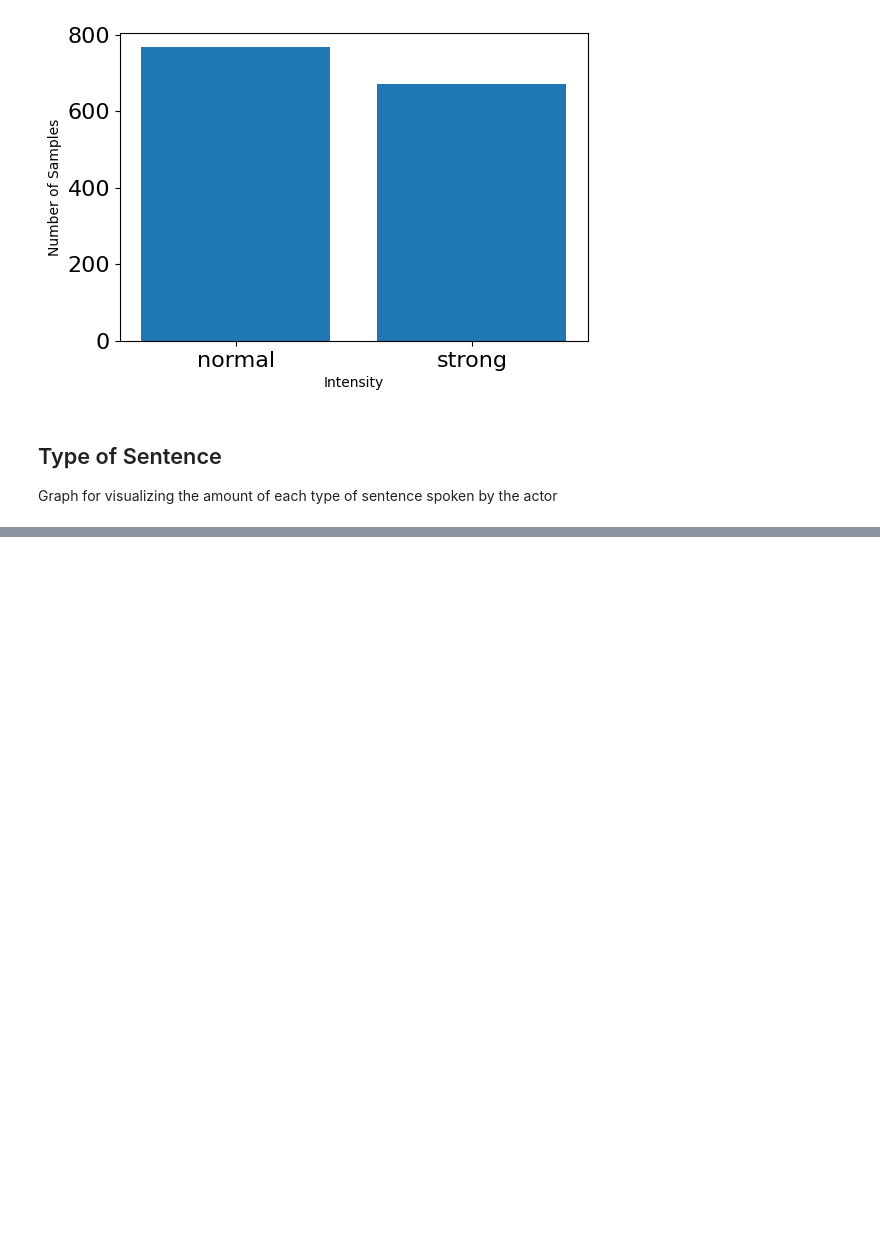
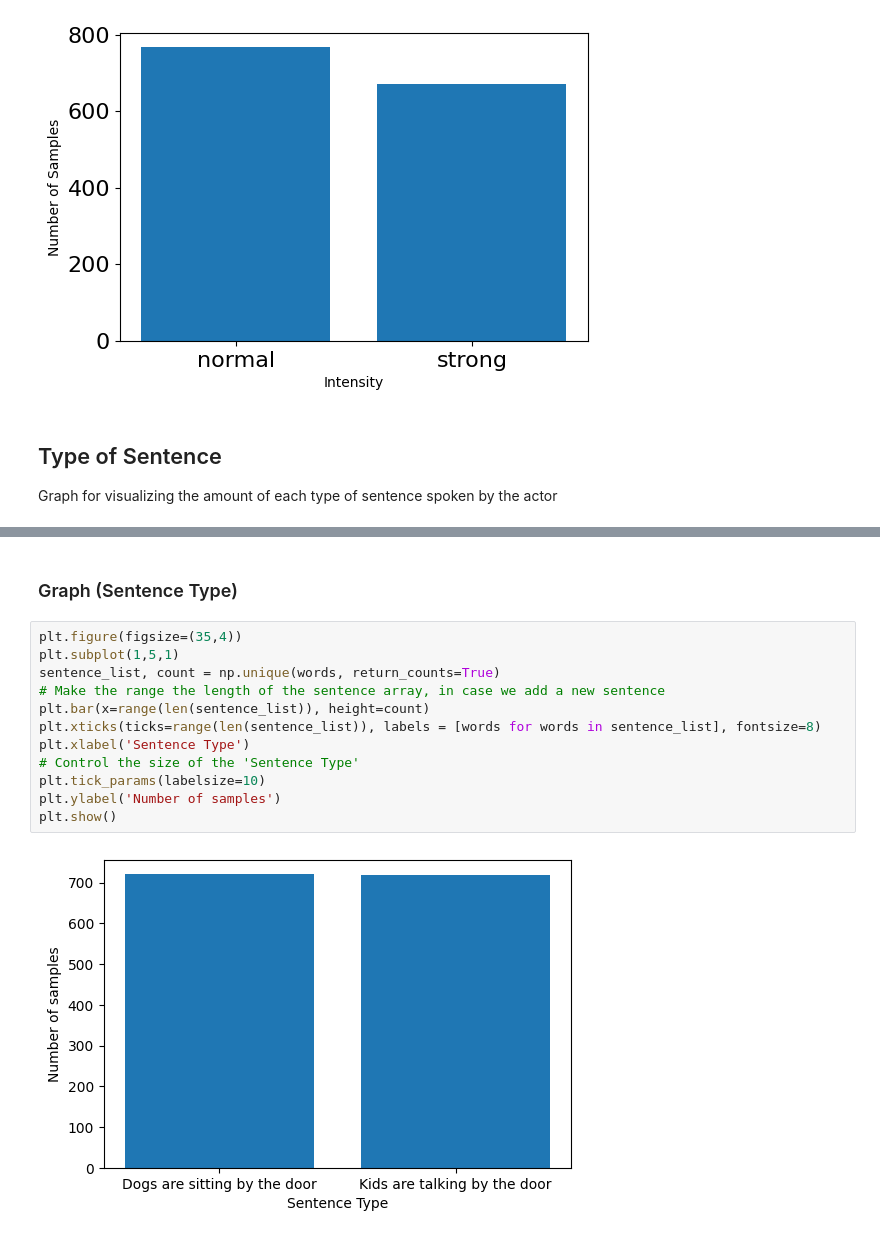
Before and after one commit to cda79/Week2-DataPreprocessing, a Jupyter notebook: Week 2.ipynb, the cells around one changed output, grey strips where cells are left out. Saved outputs shown, nothing was run; the diff lists cells and outputs as text; blank space fills up the shorter version.

Commit message:
Graph for sentence type/statement

```diff
--- a/Week 2.ipynb
+++ b/Week 2.ipynb
@@ -674,0 +716,16 @@ Graph for visualizing the amount of each type of sentence spoken by the actor
+# %% [markdown]
+### Graph (Sentence Type)
+# %%
+plt.figure(figsize=(35,4))
+plt.subplot(1,5,1)
+sentence_list, count = np.unique(words, return_counts=True)
+# Make the range the length of the sentence array, in case we add a new sentence
+plt.bar(x=range(len(sentence_list)), height=count)
+plt.xticks(ticks=range(len(sentence_list)), labels = [words for words in sentence_list], fontsize=8)
+plt.xlabel('Sentence Type')
+# Control the size of the 'Sentence Type'
+plt.tick_params(labelsize=10)
+plt.ylabel('Number of samples')
+plt.show()
+# %% [output]
+[figure, added]
```
Also changed, not shown: parts of 5 cells of this notebook.
